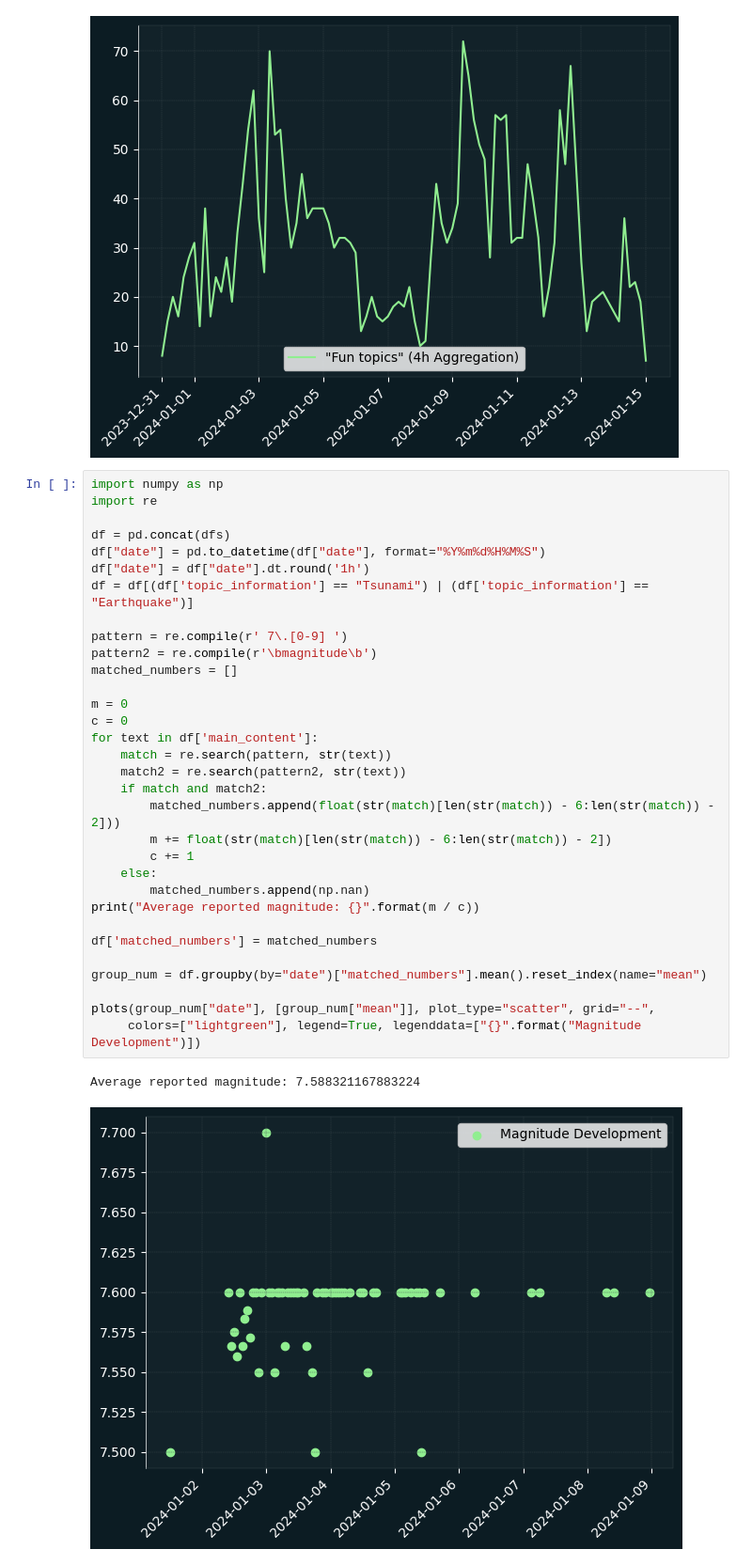
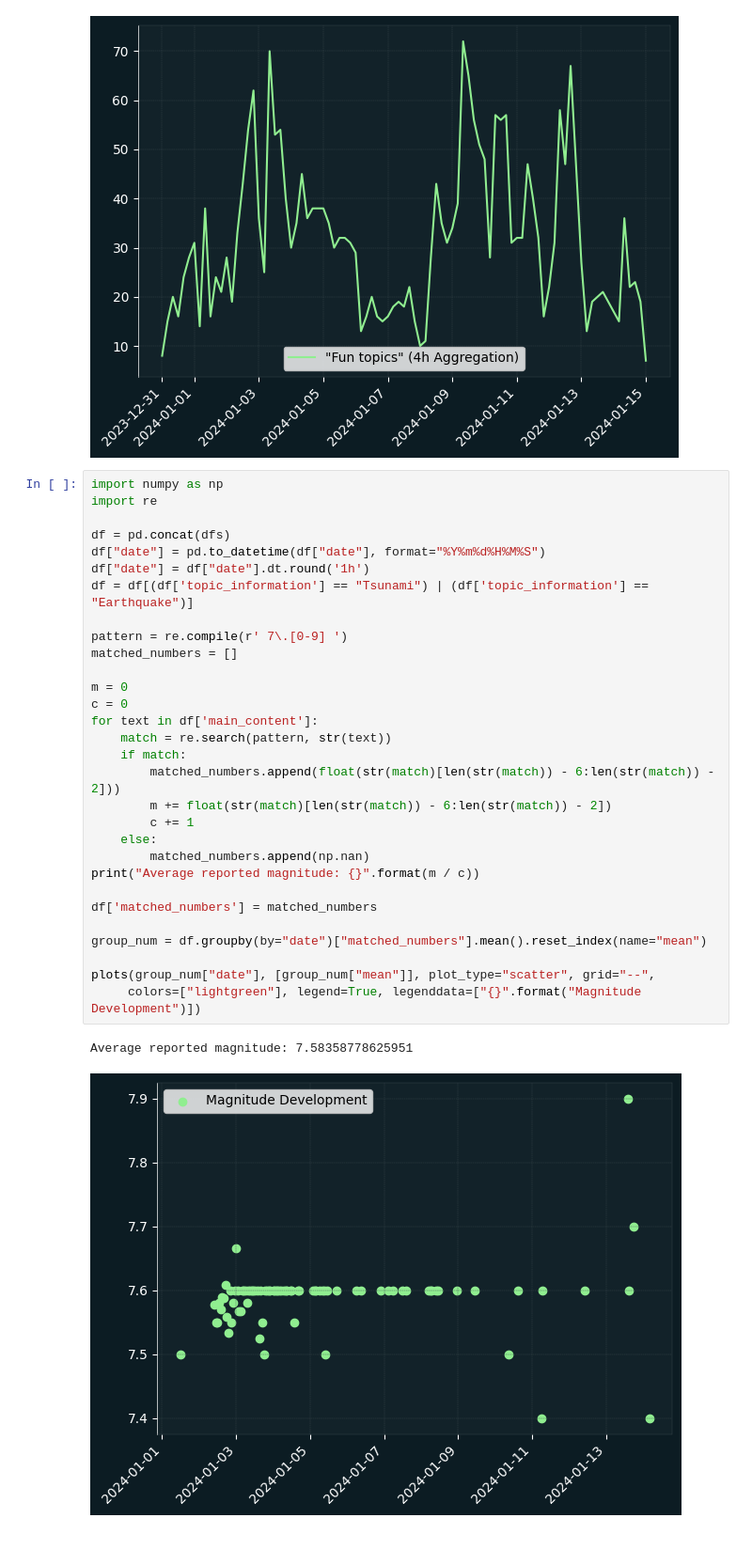
Before and after one commit to KonstiDE/ERNIE, a Jupyter notebook: plotting.ipynb, the cells around one changed output. Shown at 94% size. Saved outputs shown, nothing was run; the diff lists cells and outputs as text.

```diff
--- a/plotting.ipynb
+++ b/plotting.ipynb
@@ -253,38 +253,36 @@ plots(group_fun["date"], [group_fun["count"]], plot_type="line", grid="--",
 # %%
 import numpy as np
 import re
 
 df = pd.concat(dfs)
 df["date"] = pd.to_datetime(df["date"], format="%Y%m%d%H%M%S")
 df["date"] = df["date"].dt.round('1h')
 df = df[(df['topic_information'] == "Tsunami") | (df['topic_information'] == "Earthquake")]
 
 pattern = re.compile(r' 7\.[0-9] ')
-pattern2 = re.compile(r'\bmagnitude\b')
 matched_numbers = []
 
 m = 0
 c = 0
 for text in df['main_content']:
     match = re.search(pattern, str(text))
-    match2 = re.search(pattern2, str(text))
-    if match and match2:
+    if match:
         matched_numbers.append(float(str(match)[len(str(match)) - 6:len(str(match)) - 2]))
         m += float(str(match)[len(str(match)) - 6:len(str(match)) - 2])
         c += 1
     else:
         matched_numbers.append(np.nan)
 print("Average reported magnitude: {}".format(m / c))
 
 df['matched_numbers'] = matched_numbers
 
 group_num = df.groupby(by="date")["matched_numbers"].mean().reset_index(name="mean")
 
 plots(group_num["date"], [group_num["mean"]], plot_type="scatter", grid="--",
      colors=["lightgreen"], legend=True, legenddata=["{}".format("Magnitude Development")])
 # %% [output]
-Average reported magnitude: 7.588321167883224
+Average reported magnitude: 7.58358778625951
-[figure, old version]
+[figure, new version]
 # %%
 url_table = pd.read_csv("url_tmp_join.csv")
 
```
Also changed, not shown: parts of 8 cells of this notebook, 2 other files.
